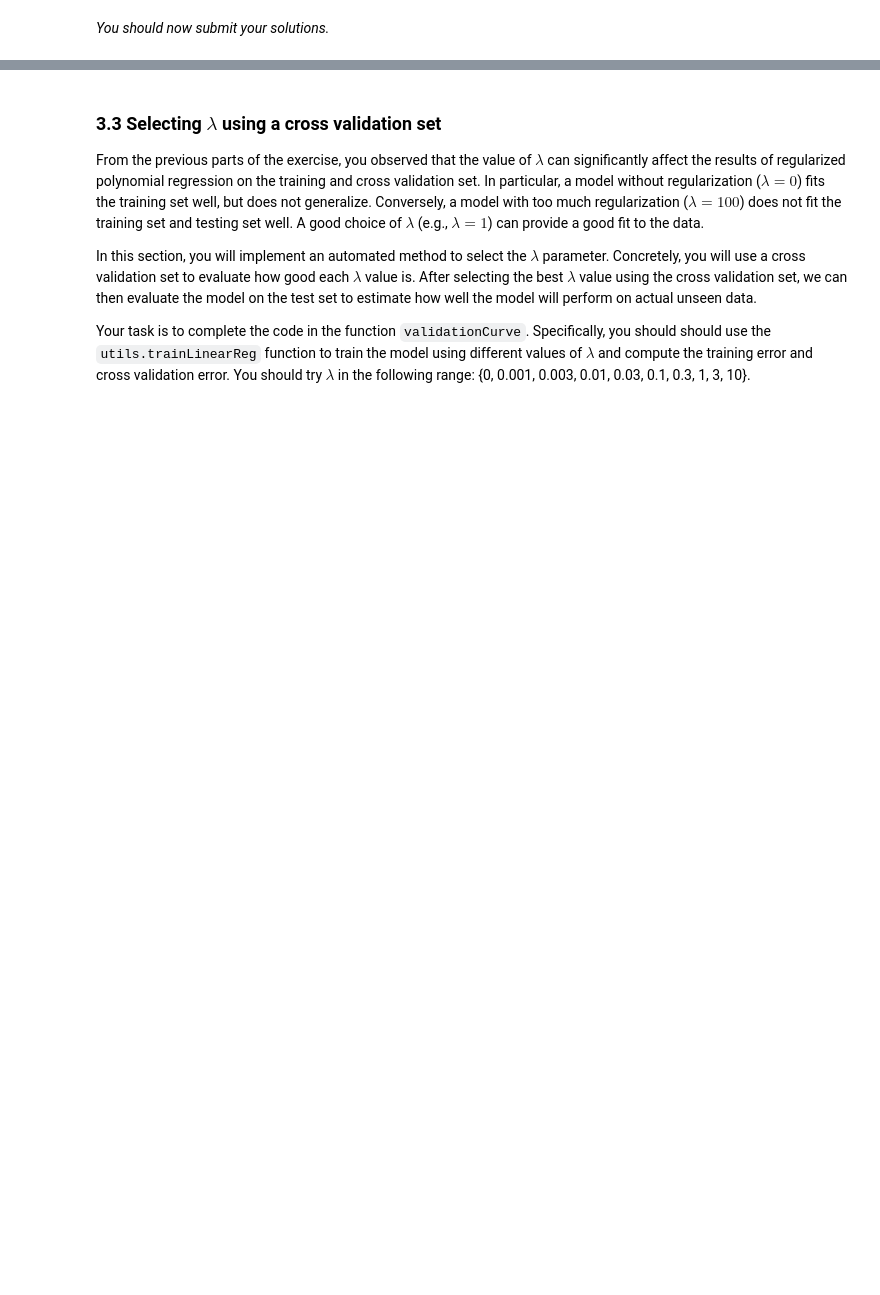
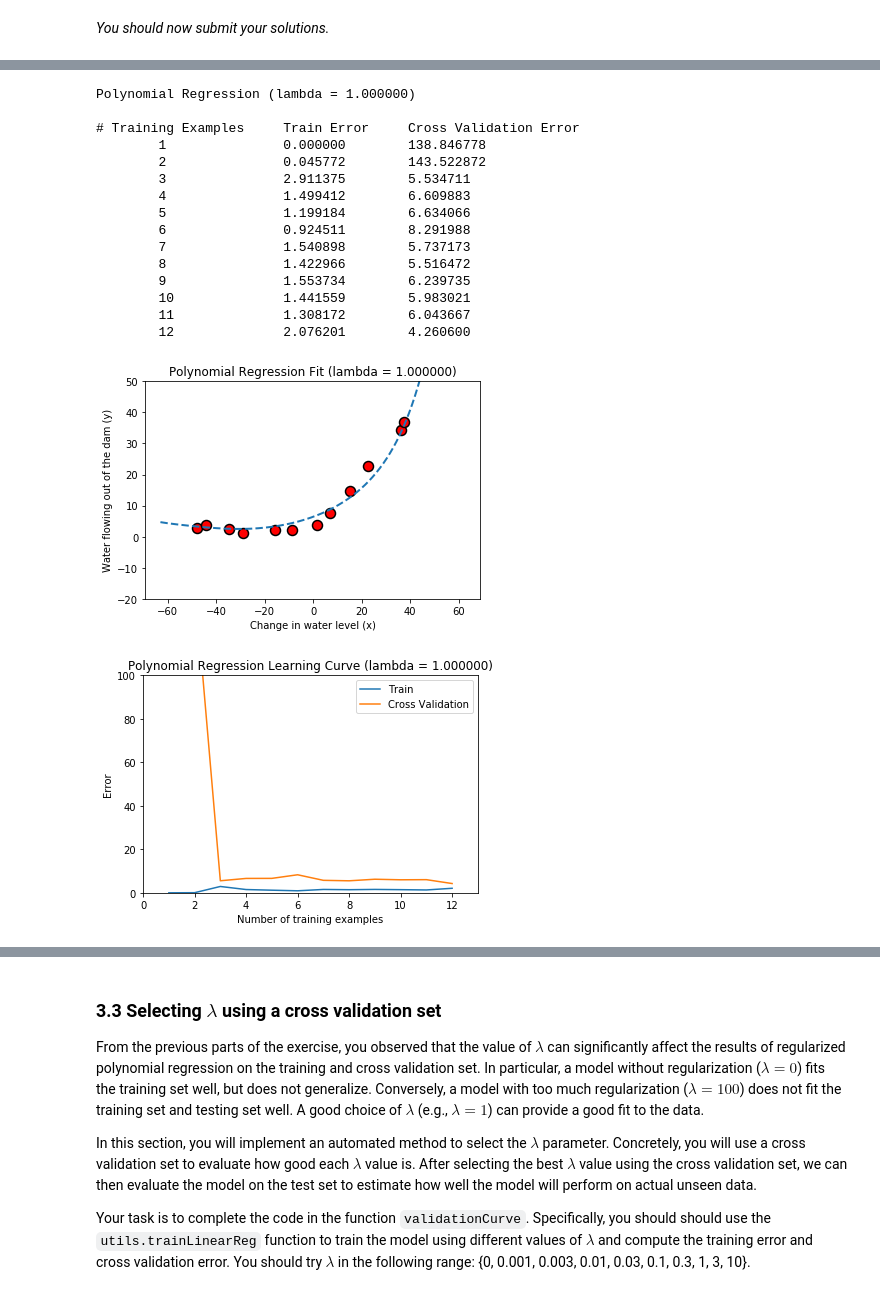
Before and after one commit to lgbrunner/ml-coursera-python-assignments, a Jupyter notebook: Exercise5/exercise5.ipynb, the cells around one changed output, grey strips where cells are left out. Saved outputs shown, nothing was run; the diff lists cells and outputs as text; code cells hidden in the pictures; blank space fills up the shorter version.

```diff
--- a/Exercise5/exercise5.ipynb
+++ b/Exercise5/exercise5.ipynb
@@ -360,9 +360,10 @@ def learningCurve(X, y, Xval, yval, lambda_=0):
     error_val   = np.zeros(m)
 
     # ====================== YOUR CODE HERE ======================
-    for i in range(1, m + 1)
-        utils.trainLinearReg(linearRegCostFunction, X_aug, y, lambda_=0)
-
+    for i in range(1, m + 1):
+        theta = utils.trainLinearReg(linearRegCostFunction, X[:i,:], y[:i], lambda_)
+        [error_train[i-1], _] = linearRegCostFunction(X[:i,:], y[:i], theta, lambda_=0)
+        [error_val[i-1], _] = linearRegCostFunction(Xval, yval, theta, lambda_=0)
     # =============================================================
     return error_train, error_val
 # %% [markdown]
@@ -442,9 +471,8 @@ def polyFeatures(X, p):
     X_poly = np.zeros((X.shape[0], p))
 
     # ====================== YOUR CODE HERE ======================
-
-
-
+    for i in range(p):
+        X_poly[:, i] = np.power(X.T, i+1)
     # ============================================================
     return X_poly
 # %% [markdown]
@@ -501,34 +546,52 @@ You should see that the polynomial fit is able to follow the datapoints very wel
 
 To better understand the problems with the unregularized ($\lambda = 0$) model, you can see that the learning curve  shows the same effect where the training error is low, but the cross validation error is high. There is a gap between the training and cross validation errors, indicating a high variance problem.
 # %%
-lambda_ = 100
+lambda_ = 1
 theta = utils.trainLinearReg(linearRegCostFunction, X_poly, y,
                              lambda_=lambda_, maxiter=55)
 
 # Plot training data and fit
 pyplot.plot(X, y, 'ro', ms=10, mew=1.5, mec='k')
 
 utils.plotFit(polyFeatures, np.min(X), np.max(X), mu, sigma, theta, p)
 
 pyplot.xlabel('Change in water level (x)')
 pyplot.ylabel('Water flowing out of the dam (y)')
 pyplot.title('Polynomial Regression Fit (lambda = %f)' % lambda_)
 pyplot.ylim([-20, 50])
 
 pyplot.figure()
 error_train, error_val = learningCurve(X_poly, y, X_poly_val, yval, lambda_)
 pyplot.plot(np.arange(1, 1+m), error_train, np.arange(1, 1+m), error_val)
 
 pyplot.title('Polynomial Regression Learning Curve (lambda = %f)' % lambda_)
 pyplot.xlabel('Number of training examples')
 pyplot.ylabel('Error')
 pyplot.axis([0, 13, 0, 100])
 pyplot.legend(['Train', 'Cross Validation'])
 
 print('Polynomial Regression (lambda = %f)\n' % lambda_)
 print('# Training Examples\tTrain Error\tCross Validation Error')
 for i in range(m):
     print('  \t%d\t\t%f\t%f' % (i+1, error_train[i], error_val[i]))
+# %% [output]
+Polynomial Regression (lambda = 1.000000)
+
+# Training Examples     Train Error     Cross Validation Error
+        1               0.000000        138.846778
+        2               0.045772        143.522872
+        3               2.911375        5.534711
+        4               1.499412        6.609883
+        5               1.199184        6.634066
+        6               0.924511        8.291988
+        7               1.540898        5.737173
+        8               1.422966        5.516472
+        9               1.553734        6.239735
+        10              1.441559        5.983021
+        11              1.308172        6.043667
+        12              2.076201        4.260600
+[figure, added]
+[figure, added]
 # %% [markdown]
 One way to combat the overfitting (high-variance) problem is to add regularization to the model. In the next section, you will get to  try different $\lambda$ parameters to see how regularization can lead to a better model.
 
```
Also changed, not shown: parts of 8 cells of this notebook.
